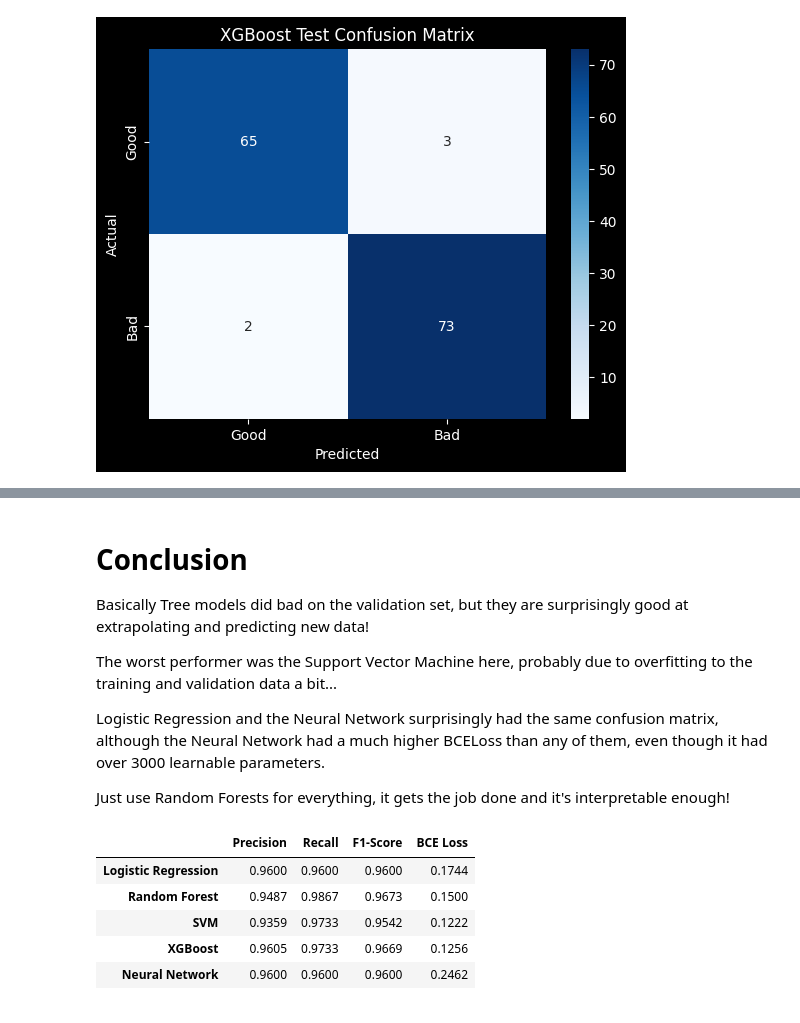
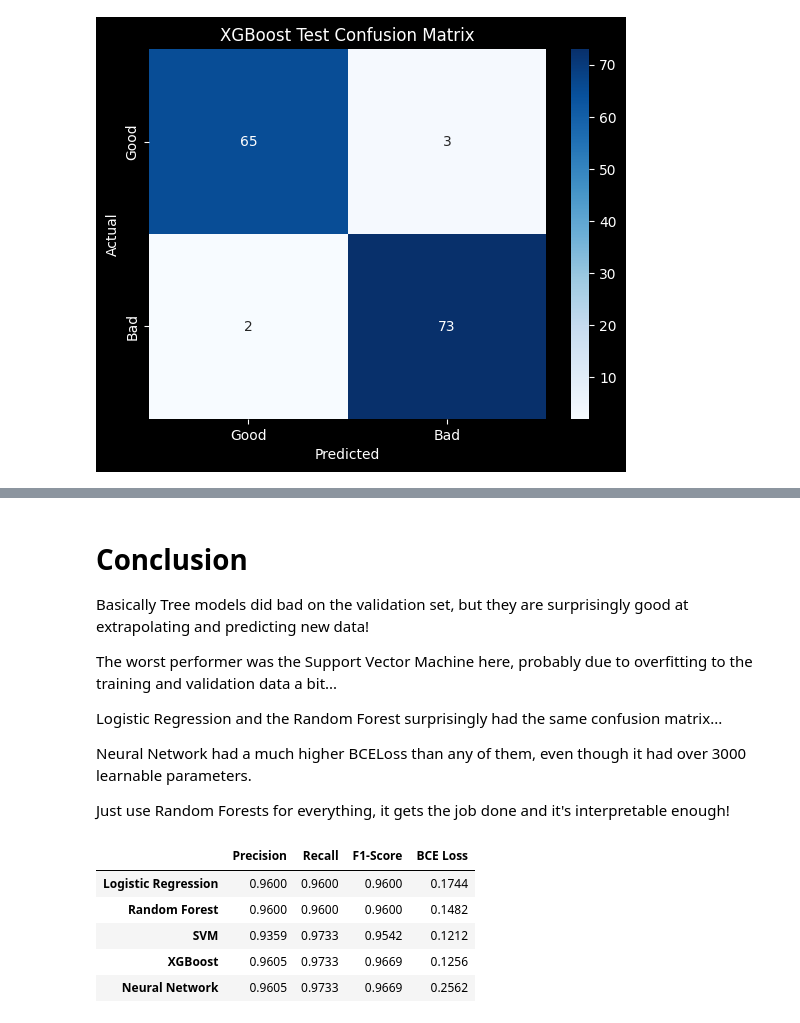
Before and after one commit to Subtlr/breast_cancer_prediction, a Jupyter notebook: breast_cancer_notebook.ipynb, the cells around one changed output, grey strips where cells are left out. Cells and saved outputs as stored; diff of their text form; code cells hidden in the pictures.

```diff
--- a/breast_cancer_notebook.ipynb
+++ b/breast_cancer_notebook.ipynb
@@ -704,25 +931,27 @@ Basically Tree models did bad on the validation set, but they are surprisingly g
 
 The worst performer was the Support Vector Machine here, probably due to overfitting to the training and validation data a bit...
 
-Logistic Regression and the Neural Network surprisingly had the same confusion matrix, although the Neural Network had a much higher BCELoss than any of them, even though it had over 3000 learnable parameters.
+Logistic Regression and the Random Forest surprisingly had the same confusion matrix...
+
+Neural Network had a much higher BCELoss than any of them, even though it had over 3000 learnable parameters.
 
 Just use Random Forests for everything, it gets the job done and it's interpretable enough!
 # %%
 eval_metrics = pd.DataFrame({
-    "Precision": [0.9600, 0.9487, 0.9359, 0.9605, 0.9600],
-    "Recall": [0.9600, 0.9867, 0.9733, 0.9733, 0.9600],
-    "F1-Score": [0.9600, 0.9673, 0.9542, 0.9669, 0.9600],
-    "BCE Loss": [0.1744, 0.1500, 0.1222, 0.1256, 0.2462]
+    "Precision": [0.9600, 0.9600, 0.9359, 0.9605, 0.9605],
+    "Recall": [0.9600, 0.9600, 0.9733, 0.9733, 0.9733],
+    "F1-Score": [0.9600, 0.9600, 0.9542, 0.9669, 0.9669],
+    "BCE Loss": [0.1744, 0.1482, 0.1212, 0.1256, 0.2562]
 }, index=["Logistic Regression", "Random Forest", "SVM", "XGBoost", "Neural Network"])
 
 display(eval_metrics)
 # %% [output]
 |  | Precision | Recall | F1-Score | BCE Loss |
 | Logistic Regression | 0.9600 | 0.9600 | 0.9600 | 0.1744 |
-| Random Forest | 0.9487 | 0.9867 | 0.9673 | 0.1500 |
-| SVM | 0.9359 | 0.9733 | 0.9542 | 0.1222 |
+| Random Forest | 0.9600 | 0.9600 | 0.9600 | 0.1482 |
+| SVM | 0.9359 | 0.9733 | 0.9542 | 0.1212 |
 | XGBoost | 0.9605 | 0.9733 | 0.9669 | 0.1256 |
-| Neural Network | 0.9600 | 0.9600 | 0.9600 | 0.2462 |
+| Neural Network | 0.9605 | 0.9733 | 0.9669 | 0.2562 |
 # %%
 fig, axes = plt.subplots(2, 2, figsize=(15,9))
 axes = axes.flatten()
```
Also changed, not shown: parts of 43 cells of this notebook.
